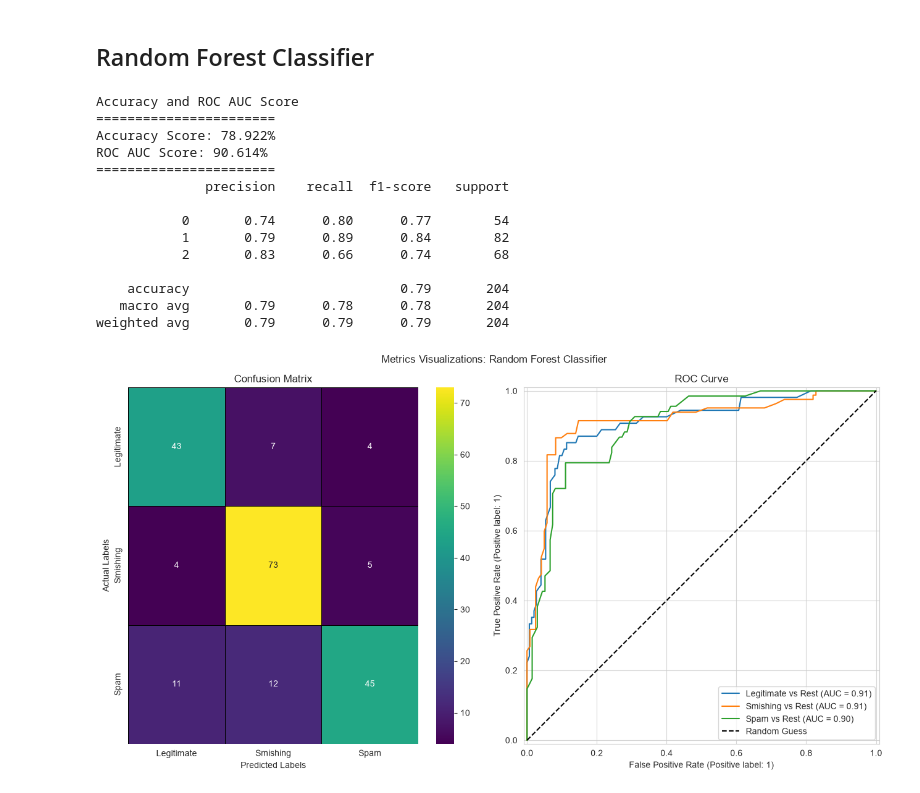
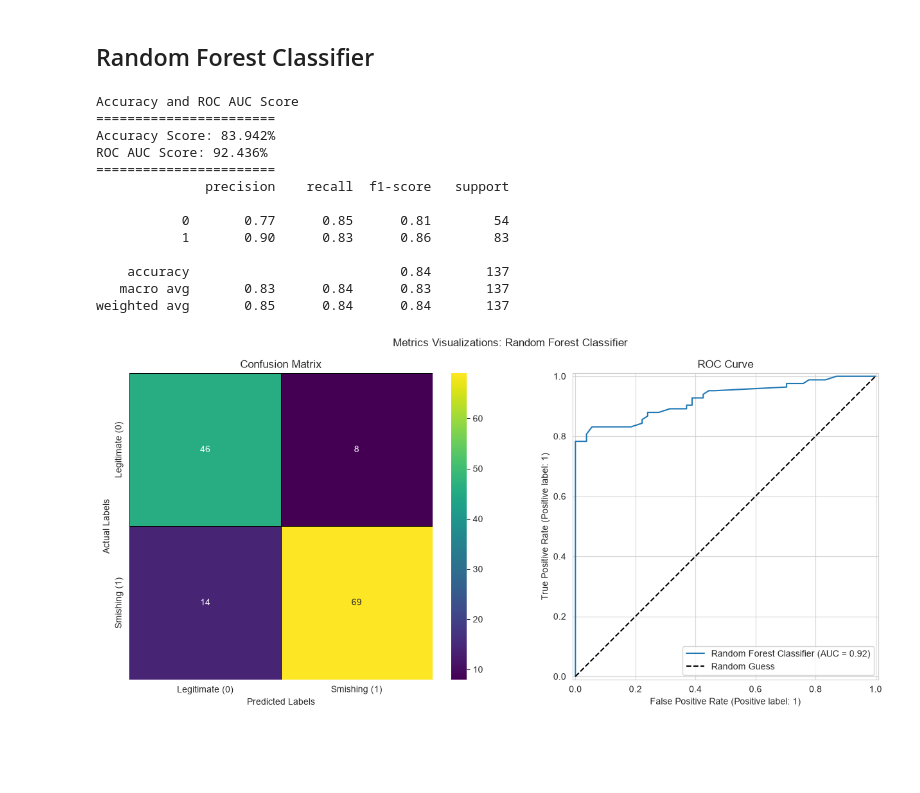
Before and after one commit to leiandrei/sms-smishing-classification, a Jupyter notebook: notebooks/03_model_creation.ipynb, the cells around one changed output. Saved outputs shown, nothing was run; the diff lists cells and outputs as text; code cells hidden in the pictures; blank space fills up the shorter version.

```diff
--- a/notebooks/03_model_creation.ipynb
+++ b/notebooks/03_model_creation.ipynb
@@ -21,6 +21,7 @@ import matplotlib.pyplot as plt
 import seaborn as sns
 
 df = pd.read_csv('../data/processed/sms_cleaned_data.csv')
+df = df[(df['target'] == 0) | (df['target'] == 1)]
 df.head(10)
 # %% [output]
 |  | date | text | carrier | target | punctuation_count | text_count | has_url | has_money_mention | ... |
@@ -144,23 +140,22 @@ rf_pred = rf.predict(X_test)
 rf_prob = rf.predict_proba(X_test)
 cm_rf = confusion_matrix(y_test, rf_pred)
 
-show_metrics(y_test, rf_pred, rf_prob)
+show_metrics(y_test, rf_pred, rf_prob[:, 1])
 # %% [output]
 Accuracy and ROC AUC Score
 =======================
-Accuracy Score: 78.922%
-ROC AUC Score: 90.614%
+Accuracy Score: 83.942%
+ROC AUC Score: 92.436%
 =======================
               precision    recall  f1-score   support
 
-           0       0.74      0.80      0.77        54
-           1       0.79      0.89      0.84        82
-           2       0.83      0.66      0.74        68
+           0       0.77      0.85      0.81        54
+           1       0.90      0.83      0.86        83
 
-    accuracy                           0.79       204
-   macro avg       0.79      0.78      0.78       204
-weighted avg       0.79      0.79      0.79       204
+    accuracy                           0.84       137
+   macro avg       0.83      0.84      0.83       137
+weighted avg       0.85      0.84      0.84       137
 # %%
-visualize_metrics(rf, cm_rf, X_test, y_test, "Random Forest Classifier",labels=['Legitimate', 'Smishing', 'Spam'])
+visualize_metrics(rf, cm_rf, X_test, y_test, "Random Forest Classifier")
 # %% [output]
-[figure, old version]
+[figure, new version]
```
Also changed, not shown: parts of 5 cells of this notebook, 5 other files.
